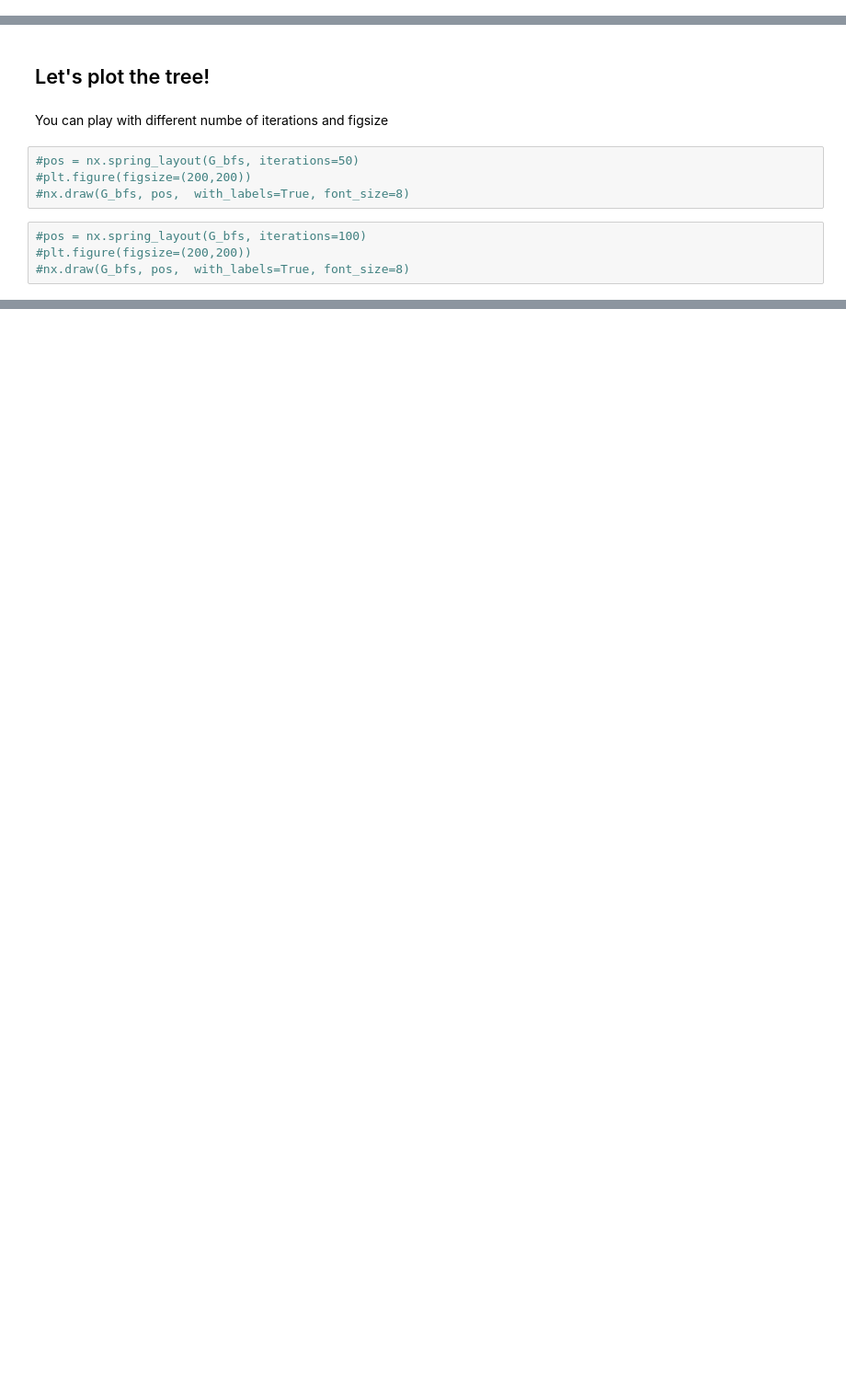
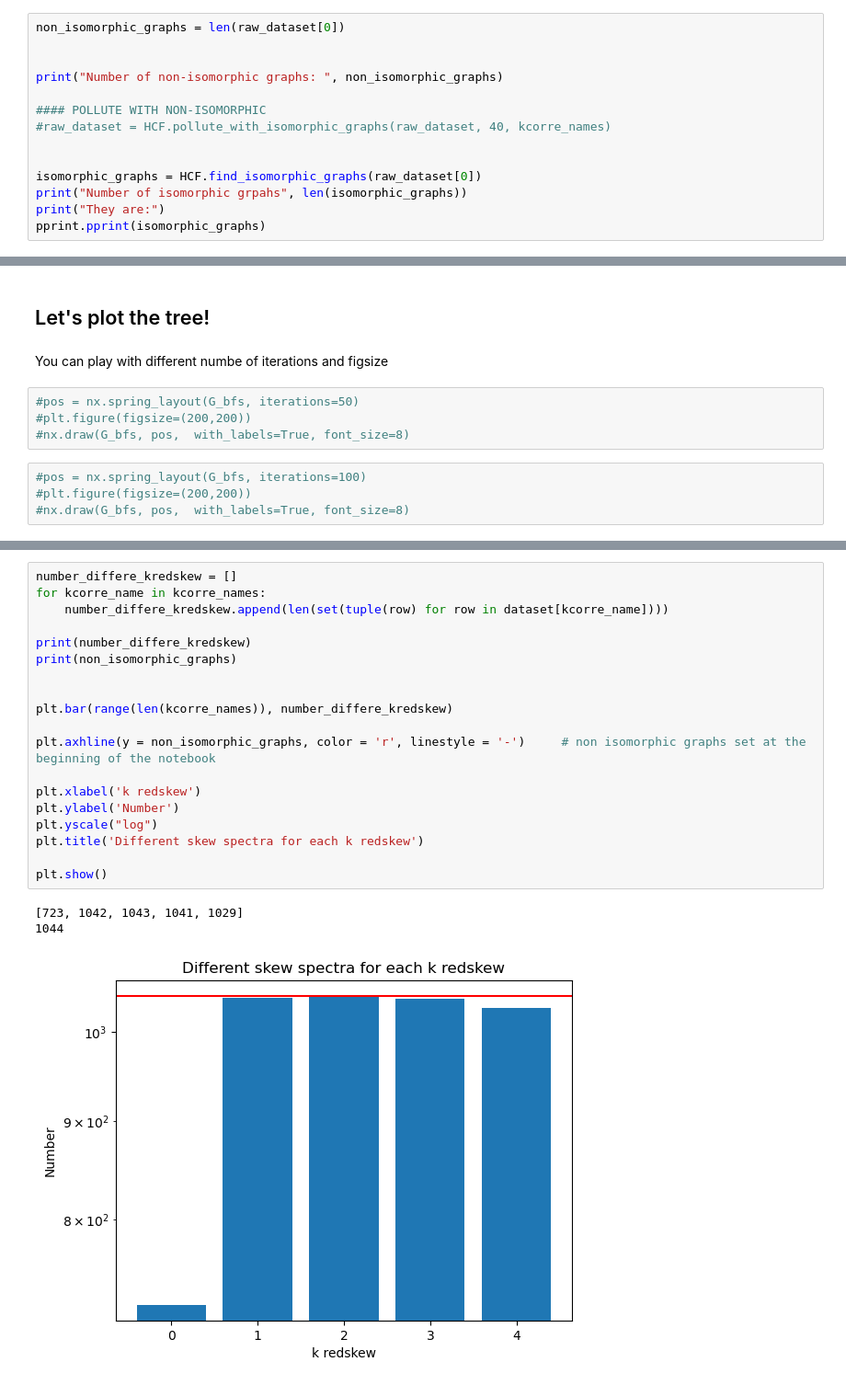
Before and after one commit to Scinawa/Experiments-group, a Jupyter notebook: EXP-on-graphs.ipynb, the cells around one changed output, grey strips where cells are left out. Shown at 92% size. Saved outputs shown, nothing was run; the diff lists cells and outputs as text; blank space fills up the shorter version.

```diff
--- a/EXP-on-graphs.ipynb
+++ b/EXP-on-graphs.ipynb
@@ -48,0 +47,14 @@ dataset = raw_dataset[1]
+# %%
+non_isomorphic_graphs = len(raw_dataset[0])
+
+
+print("Number of non-isomorphic graphs: ", non_isomorphic_graphs)
+
+#### POLLUTE WITH NON-ISOMORPHIC
+#raw_dataset = HCF.pollute_with_isomorphic_graphs(raw_dataset, 40, kcorre_names)
+
+
+isomorphic_graphs = HCF.find_isomorphic_graphs(raw_dataset[0])
+print("Number of isomorphic grpahs", len(isomorphic_graphs))
+print("They are:")
+pprint.pprint(isomorphic_graphs)
@@ -288,0 +377,23 @@ Recall the number of graphs is  1044
+# %%
+number_differe_kredskew = []
+for kcorre_name in kcorre_names:
+    number_differe_kredskew.append(len(set(tuple(row) for row in dataset[kcorre_name])))
+
+print(number_differe_kredskew)
+print(non_isomorphic_graphs)
+
+
+plt.bar(range(len(kcorre_names)), number_differe_kredskew)
+
+plt.axhline(y = non_isomorphic_graphs, color = 'r', linestyle = '-')     # non isomorphic graphs set at the beginning of the notebook
+
+plt.xlabel('k redskew')
+plt.ylabel('Number')
+plt.yscale("log")
+plt.title('Different skew spectra for each k redskew')
+
+plt.show()
+# %% [output]
+[723, 1042, 1043, 1041, 1029]
+1044
+[figure, added]
```
Also changed, not shown: parts of 38 cells of this notebook, 6 other files.
